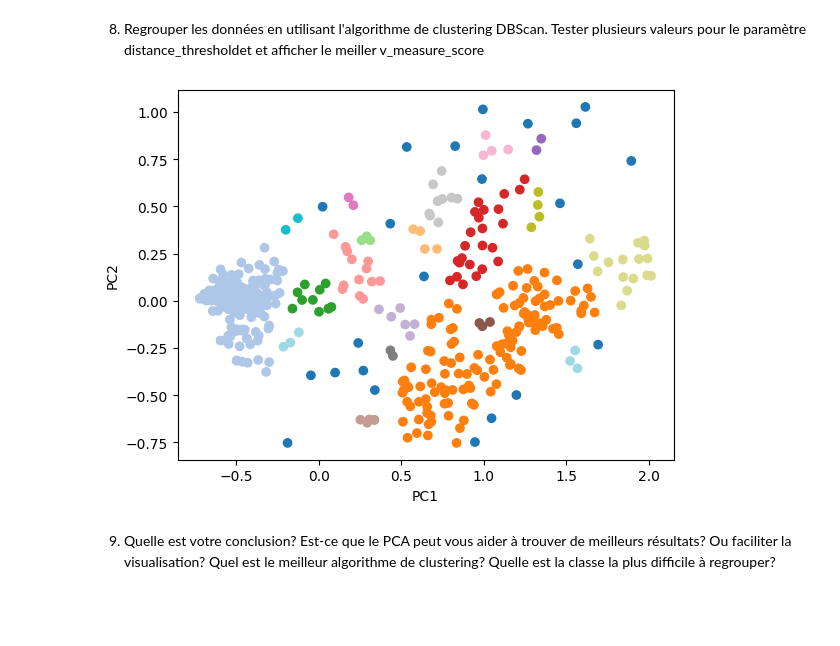
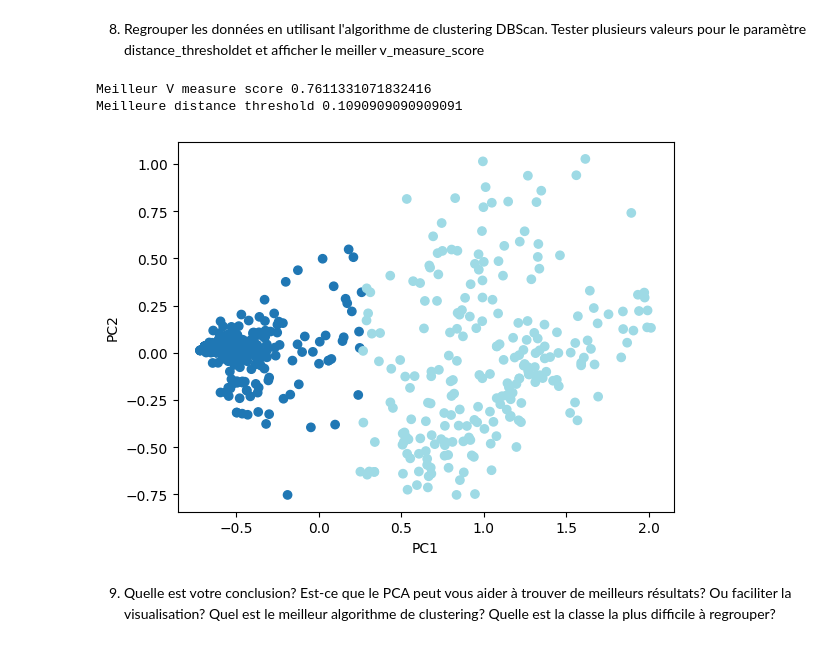
Before and after one commit to slietar/su-courses, a Jupyter notebook: deeplife/tme5/TME5.ipynb, the cells around one changed output. Drawn from its saved outputs; the diff is of its cells as text; code cells hidden in the pictures; blank space fills up the shorter version.

```diff
--- a/deeplife/tme5/TME5.ipynb
+++ b/deeplife/tme5/TME5.ipynb
@@ -105,5 +96,10 @@ grid.fit(Xt, y['Class']);
 # %%
-print('Optimal number of clusters', grid.best_estimator_.n_clusters)
+grid = GridSearchCV(KMeans(random_state=0), param_grid={'n_clusters': range(1, 10)}, scoring='v_measure_score')
+grid.fit(Xt, y['Class']);
+
+print('Données avec 2 features')
+print('=======================')
+print('Nombre optimal de clusters', grid.best_estimator_.n_clusters)
 print('V measure score', grid.best_score_)
-print('Inertia', grid.best_estimator_.inertia_)
+print('Inertie', grid.best_estimator_.inertia_)
 # %% [output]
@@ -182,16 +181,33 @@ plot_dendrogram(best_ac, truncate_mode='level', p=2)
 8. Regrouper les données en utilisant l'algorithme de clustering DBScan. Tester plusieurs valeurs pour le paramètre distance_thresholdet et afficher le meiller v_measure_score
 # %%
 from sklearn.cluster import DBSCAN
+from sklearn.metrics import v_measure_score
 
-model = DBSCAN(eps=0.1, min_samples=2)
-y_pred = model.fit_predict(Xt)
+epss = np.linspace(0.1, 1.0, 100)
+scores = np.empty(epss.shape)
+
+for index, eps in enumerate(epss):
+  model = DBSCAN(eps=eps, min_samples=20)
+  y_pred = model.fit_predict(Xt)
+
+  scores[index] = v_measure_score(y['Class'], y_pred)
+
+model_eps = epss[np.argmax(scores)]
+
+print('Meilleur V measure score', np.max(scores))
+print('Meilleure distance threshold', model_eps)
+
+model = DBSCAN(eps=model_eps, min_samples=20)
+y_pred = grid.best_estimator_.fit_predict(Xt)
 
 fig, ax = plt.subplots()
 
 ax.scatter(Xt[:, 0], Xt[:, 1], c=y_pred, cmap='tab20')
 ax.set_xlabel('PC1')
 ax.set_ylabel('PC2');
 # %% [output]
+Meilleur V measure score 0.7611331071832416
+Meilleure distance threshold 0.1090909090909091
-[figure, old version]
+[figure, new version]
 # %% [markdown]
 9. Quelle est votre conclusion? Est-ce que le PCA peut vous aider à trouver de meilleurs résultats? Ou faciliter la visualisation? Quel est le meilleur algorithme de clustering? Quelle est la classe la plus difficile à regrouper?
```
Also changed, not shown: parts of 9 cells of this notebook, 12 other files.
